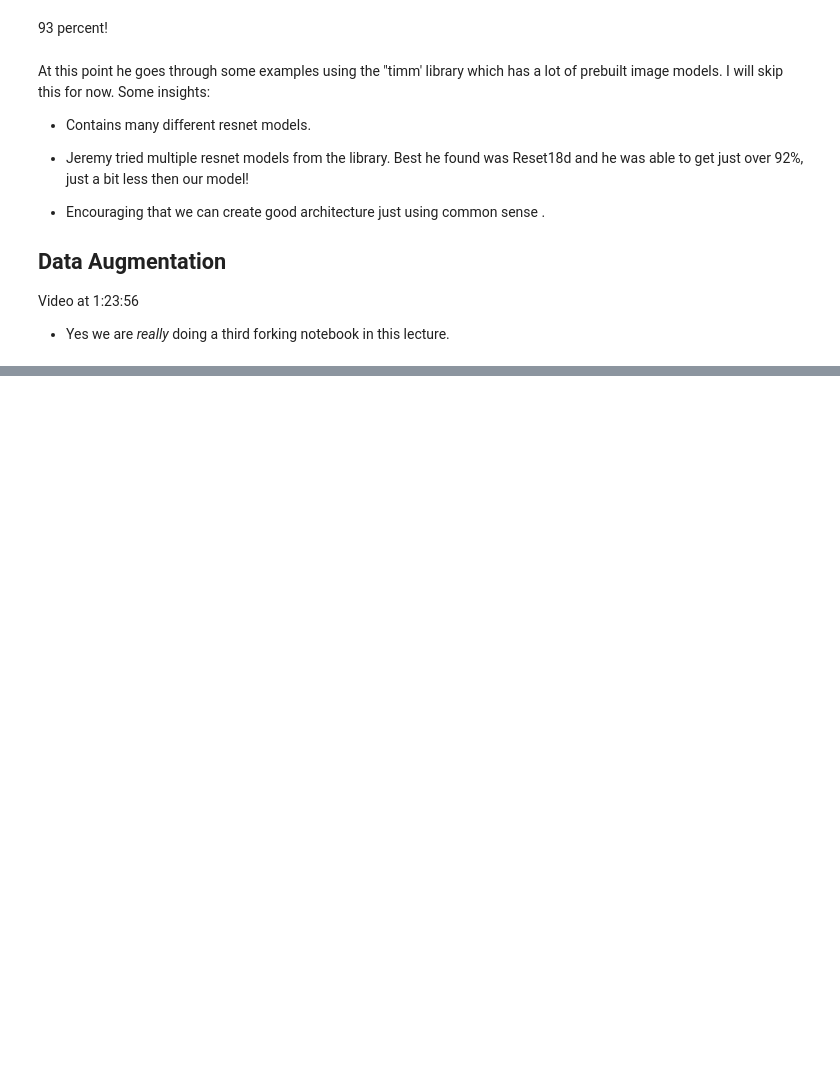
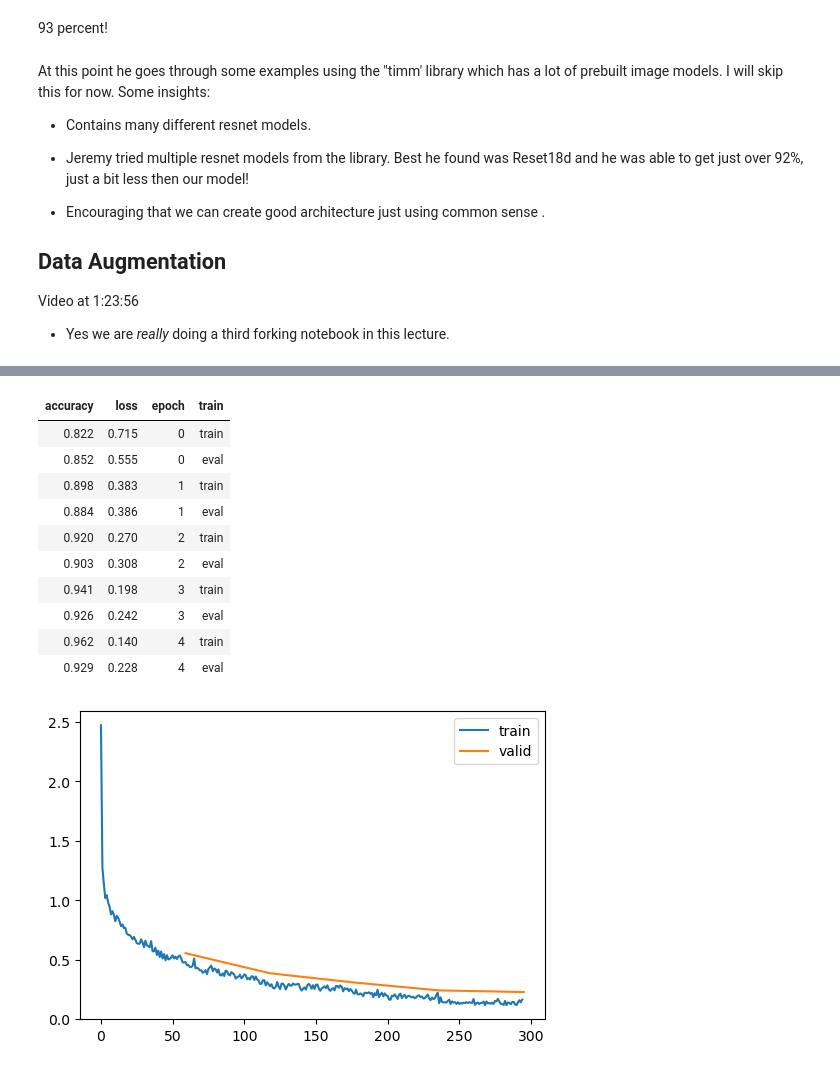
Before and after one commit to DrEntropy/pdl, a Jupyter notebook: lesson18.ipynb, the cells around one changed output, grey strips where cells are left out. Cells and saved outputs as stored; diff of their text form; code cells hidden in the pictures; blank space fills up the shorter version.

```diff
--- a/lesson18.ipynb
+++ b/lesson18.ipynb
@@ -503,0 +562,9 @@ Video at 1:23:56
+# %%
+metrics = MetricsCB(accuracy=MulticlassAccuracy())
+astats = ActivationStats(fc.risinstance(GeneralRelu))
+cbs = [DeviceCB(), metrics, ProgressCB(plot=True), astats]
+act_gr = partial(GeneralRelu, leak=0.1, sub=0.4)
+iw = partial(init_weights, leaky=0.1)
+
+set_seed(42)
+lr,epochs = 6e-2,5
@@ -503,0 +589,16 @@ Video at 1:23:56
+# %%
+
+lr = 1e-2
+tmax = epochs * len(dls.train)
+sched = partial(lr_scheduler.OneCycleLR, max_lr=lr, total_steps=tmax)
+xtra = [BatchSchedCB(sched)]
+# %%
+class GlobalAvgPool(nn.Module):
+    def forward(self, x): return x.mean((-2,-1))
+
+def get_model2(act=nn.ReLU, nfs=(16,32,64,128,256), norm=nn.BatchNorm2d):
+    layers = [ResBlock(1, 16, ks=5, stride=1, act=act, norm=norm)]
+    layers += [ResBlock(nfs[i], nfs[i+1], act=act, norm=norm, stride=2) for i in range(len(nfs)-1)]
+    layers += [ResBlock(256, 512, act=act, norm=norm), GlobalAvgPool()]
+    layers += [nn.Linear(512, 10, bias=False), nn.BatchNorm1d(10)]
+    return nn.Sequential(*layers)
@@ -503,0 +631,2 @@ Video at 1:23:56
+# %%
+TrainLearner(get_model2(), dls, F.cross_entropy, lr=lr, cbs=[DeviceCB()]).summary()
@@ -503,0 +646,18 @@ Video at 1:23:56
+# %%
+set_seed(42)
+model = get_model2(act_gr, norm=nn.BatchNorm2d).apply(iw)
+learn = TrainLearner(model, dls, F.cross_entropy, lr=lr, cbs=cbs+xtra, opt_func=optim.AdamW)
+learn.fit(epochs)
+# %% [output]
+| accuracy | loss | epoch | train |
+| 0.822 | 0.715 | 0 | train |
+| 0.852 | 0.555 | 0 | eval |
+| 0.898 | 0.383 | 1 | train |
+| 0.884 | 0.386 | 1 | eval |
+| 0.920 | 0.270 | 2 | train |
+| 0.903 | 0.308 | 2 | eval |
+| 0.941 | 0.198 | 3 | train |
+| 0.926 | 0.242 | 3 | eval |
+| 0.962 | 0.140 | 4 | train |
+| 0.929 | 0.228 | 4 | eval |
+[figure, added]
```
Also changed, not shown: parts of 19 cells of this notebook, 1 other file.
